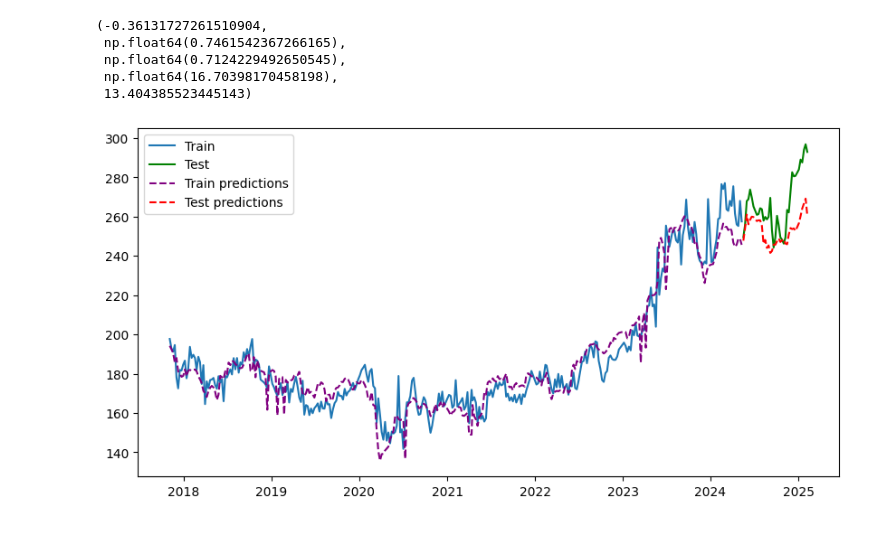
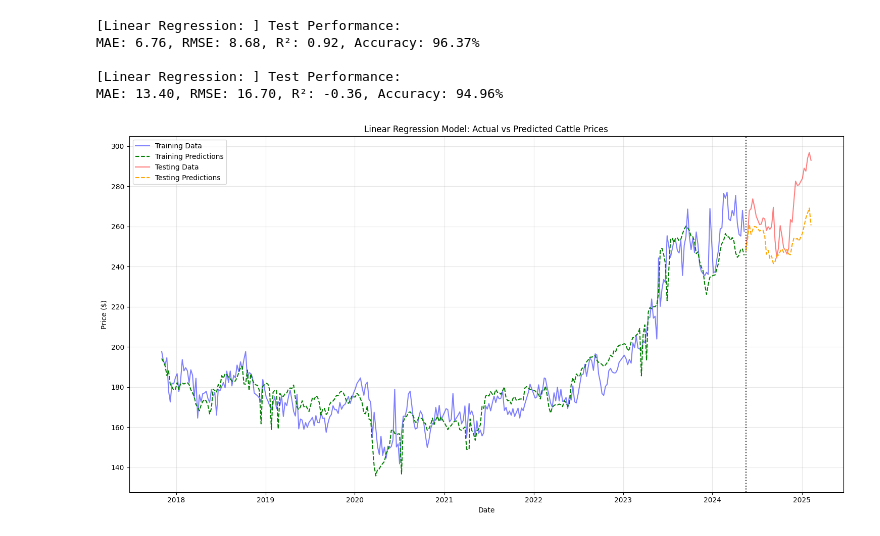
Before and after one commit to JBL168/beef_value_chain_project_spring_2025, a Jupyter notebook: models/linear_regression.ipynb, the cells around one changed output. Saved outputs shown, nothing was run; the diff lists cells and outputs as text; code cells hidden in the pictures.

Commit message:
update metric function

```diff
--- a/models/linear_regression.ipynb
+++ b/models/linear_regression.ipynb
@@ -85,21 +70,33 @@ lrg_train_pred = lin_reg.predict(X_train)
 lrg_forecast_pred = lin_reg.predict(X_test)
 residuals = y_test-lrg_forecast_pred
 # EVALUATING MODEL PERFORMANCE
-print_metrics(X_test, y_test, lrg_forecast_pred)
+evaluate_forecast('Linear Regression: ', y_train, lrg_train_pred)
+evaluate_forecast('Linear Regression: ', y_test, lrg_forecast_pred)
 # %% [output]
-(-0.36131727261510904,
- np.float64(0.7461542367266165),
- np.float64(0.7124229492650545),
- np.float64(16.70398170458198),
- 13.404385523445143)
+[Linear Regression: ] Test Performance:
+MAE: 6.76, RMSE: 8.68, R²: 0.92, Accuracy: 96.37%
+
+[Linear Regression: ] Test Performance:
+MAE: 13.40, RMSE: 16.70, R²: -0.36, Accuracy: 94.96%
 # %%
-plt.figure(figsize=(10, 5))
-plt.plot(y_train.index, y_train, label='Train')
-plt.plot(y_test.index, y_test, label='Test', color='green')
-plt.plot(y_train.index, lrg_train_pred, label='Train predictions', color='purple', linestyle='--')
-plt.plot(y_test.index, lrg_forecast_pred, label='Test predictions', color='red', linestyle='--')
+plt.figure(figsize=(15, 8))
+plt.plot(y_train.index, y_train, label='Training Data', color='blue', alpha=0.5)
+plt.plot(y_train.index, lrg_train_pred, label='Training Predictions', color='green', linestyle='--')
+
+plt.plot(y_test.index, y_test, label='Testing Data', color='red', alpha=0.5)
+plt.plot(y_test.index, lrg_forecast_pred, label='Testing Predictions', color='orange', linestyle='--')
+
+# Customize plot
+plt.title('Linear Regression Model: Actual vs Predicted Cattle Prices')
+plt.xlabel('Date')
+plt.ylabel('Price ($)')
+plt.legend()
+plt.grid(True, alpha=0.3)
+
+plt.axvline(x=data.index[train_size], color='black', linestyle=':', alpha=0.9)
+plt.tight_layout()
 plt.legend()
 plt.savefig(os.path.join('..', 'figures', 'linear_regression_plot.png'), dpi=300)
 plt.show()
 # %% [output]
-[figure, old version]
+[figure, new version]
```
Also changed, not shown: parts of 2 cells of this notebook.
